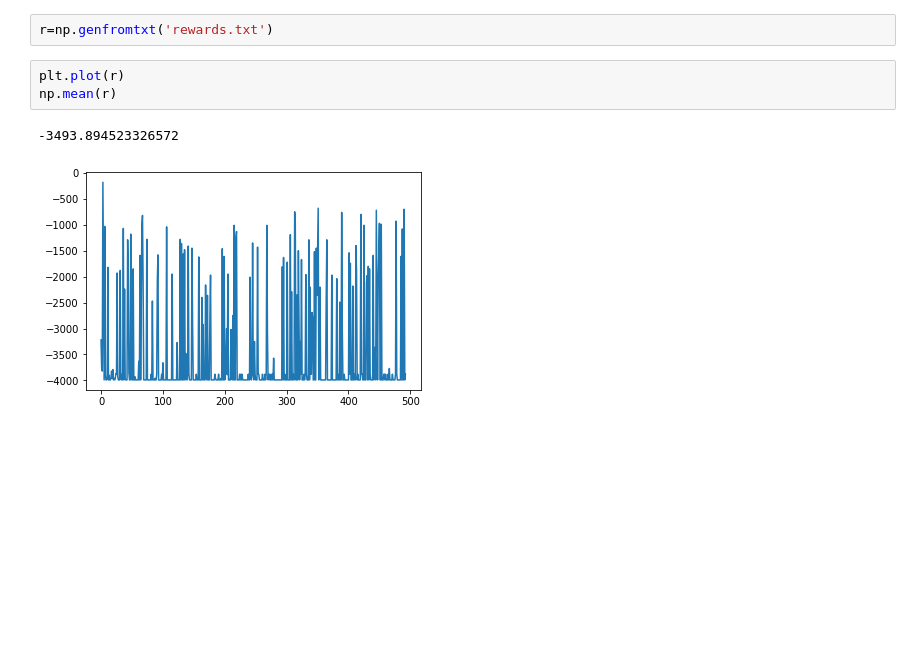
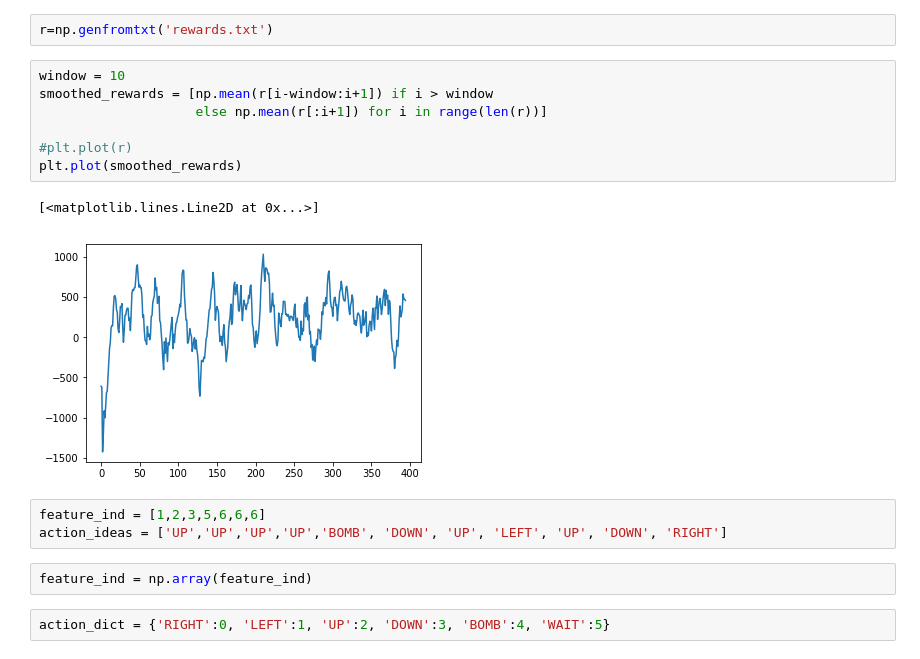
Before and after one commit to AaronDavidSchneider/bomberman_RA, a Jupyter notebook: agent_code/our_agent/q-Analysis.ipynb, the cells around one changed output. Saved outputs shown, nothing was run; the diff lists cells and outputs as text; blank space fills up the shorter version.

```diff
--- a/agent_code/our_agent/q-Analysis.ipynb
+++ b/agent_code/our_agent/q-Analysis.ipynb
@@ -15,8 +15,19 @@ plt.show()
 # %%
 r=np.genfromtxt('rewards.txt')
-# %%
-plt.plot(r)
-np.mean(r)
-# %% [output]
--3493.894523326572
-[figure, removed]
+# %%
+window = 10
+smoothed_rewards = [np.mean(r[i-window:i+1]) if i > window
+                    else np.mean(r[:i+1]) for i in range(len(r))]
+
+#plt.plot(r)
+plt.plot(smoothed_rewards)
+# %% [output]
+[<matplotlib.lines.Line2D at 0x...>]
+[figure, added]
+# %%
+feature_ind = [1,2,3,5,6,6,6]
+action_ideas = ['UP','UP','UP','UP','BOMB', 'DOWN', 'UP', 'LEFT', 'UP', 'DOWN', 'RIGHT']
+# %%
+feature_ind = np.array(feature_ind)
+# %%
+action_dict = {'RIGHT':0, 'LEFT':1, 'UP':2, 'DOWN':3, 'BOMB':4, 'WAIT':5}
```
Also changed, not shown: parts of 3 cells of this notebook, 5 other files.
